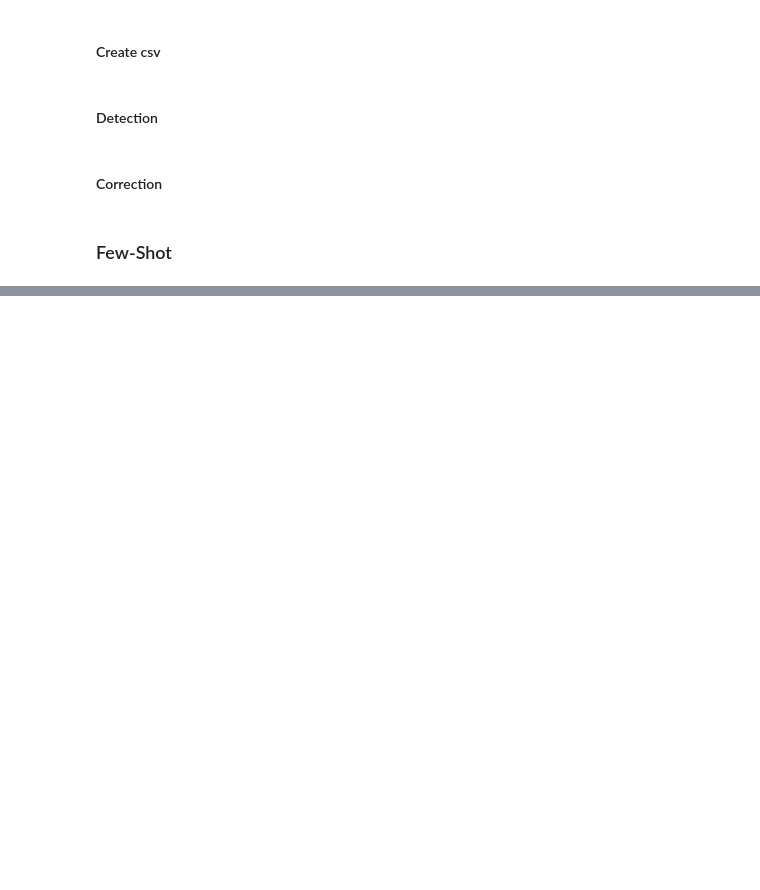
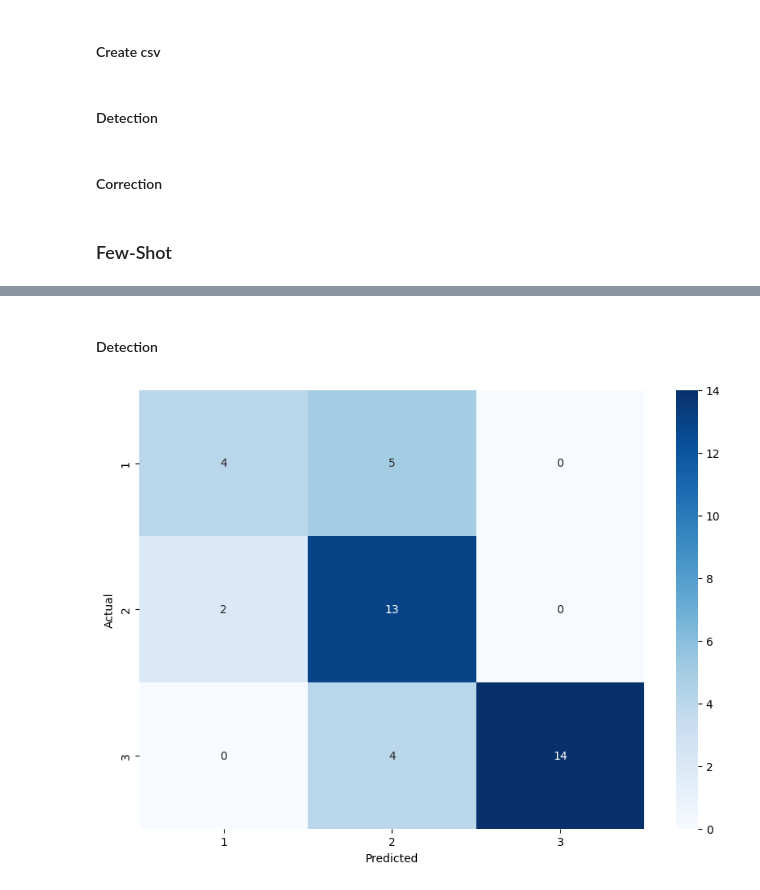
Before and after one commit to Piet777/master-thesis, a Jupyter notebook: _evaluation.ipynb, the cells around one changed output, grey strips where cells are left out. Saved outputs shown, nothing was run; the diff lists cells and outputs as text; code cells hidden in the pictures; blank space fills up the shorter version.

Commit message:
few shot eval

```diff
--- a/_evaluation.ipynb
+++ b/_evaluation.ipynb
@@ -656,7 +655,7 @@ evalDF = pd.read_csv(directory + "evaluatedBugReportStructure.csv")
 actual = np.array([])
 predicted = np.array([])
 
-evalDF_runs = evalDF[evalDF["reruns"] <= 0]
+evalDF_runs = evalDF[evalDF["reruns"] <= 1]
 
 for index, row in evalDF_runs.iterrows():
 
@@ -714,2 +713,4 @@ print("Success rate: " + str(successRate))
 # %% [markdown]
 ### Few-Shot
+# %%
+directory = "./evaluation/bugreportStructure/gpt-4-0125-preview/FewShot/"
@@ -715,0 +721,14 @@ print("Success rate: " + str(successRate))
+# %% [markdown]
+#### Detection
+# %%
+evalDF = pd.read_csv(directory + "evaluatedBugReportStructure.csv")
+# %%
+actual = np.array([])
+predicted = np.array([])
+
+evalDF_runs = evalDF[evalDF["reruns"] <= 1]
+
+for index, row in evalDF_runs.iterrows():
+
+    actual = np.append(actual, row["smell_degree_actual"])
+    predicted = np.append(predicted, row["smell_degree_predicted"])
@@ -715,0 +737,8 @@ print("Success rate: " + str(successRate))
+# %%
+plt.figure(figsize=(10,7))
+sns.heatmap(confusion_matrix, annot=True, fmt="d", cmap="Blues", xticklabels=[1,2,3], yticklabels=[1,2,3])
+plt.xlabel('Predicted')
+plt.ylabel('Actual')
+plt.show()
+# %% [output]
+[figure, added]
```
Also changed, not shown: parts of 27 cells of this notebook, 18 other files.
